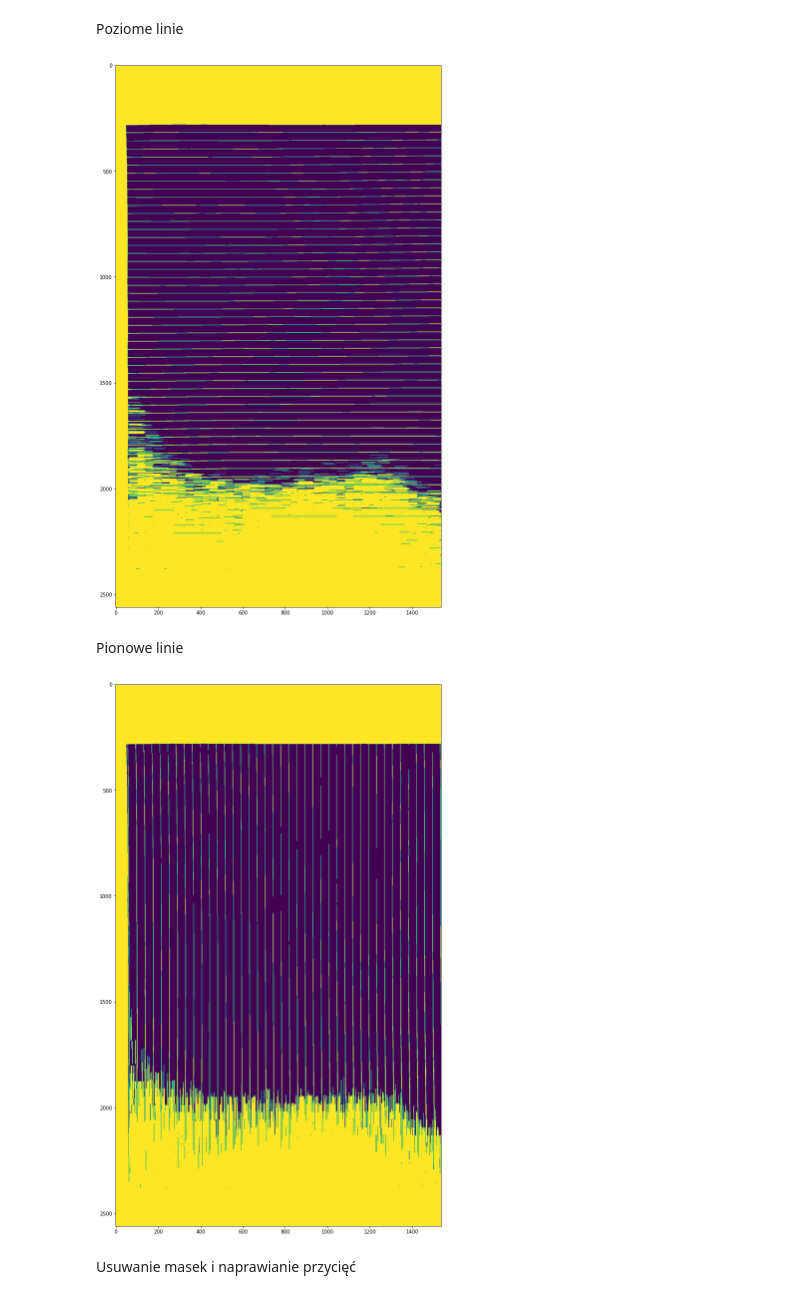
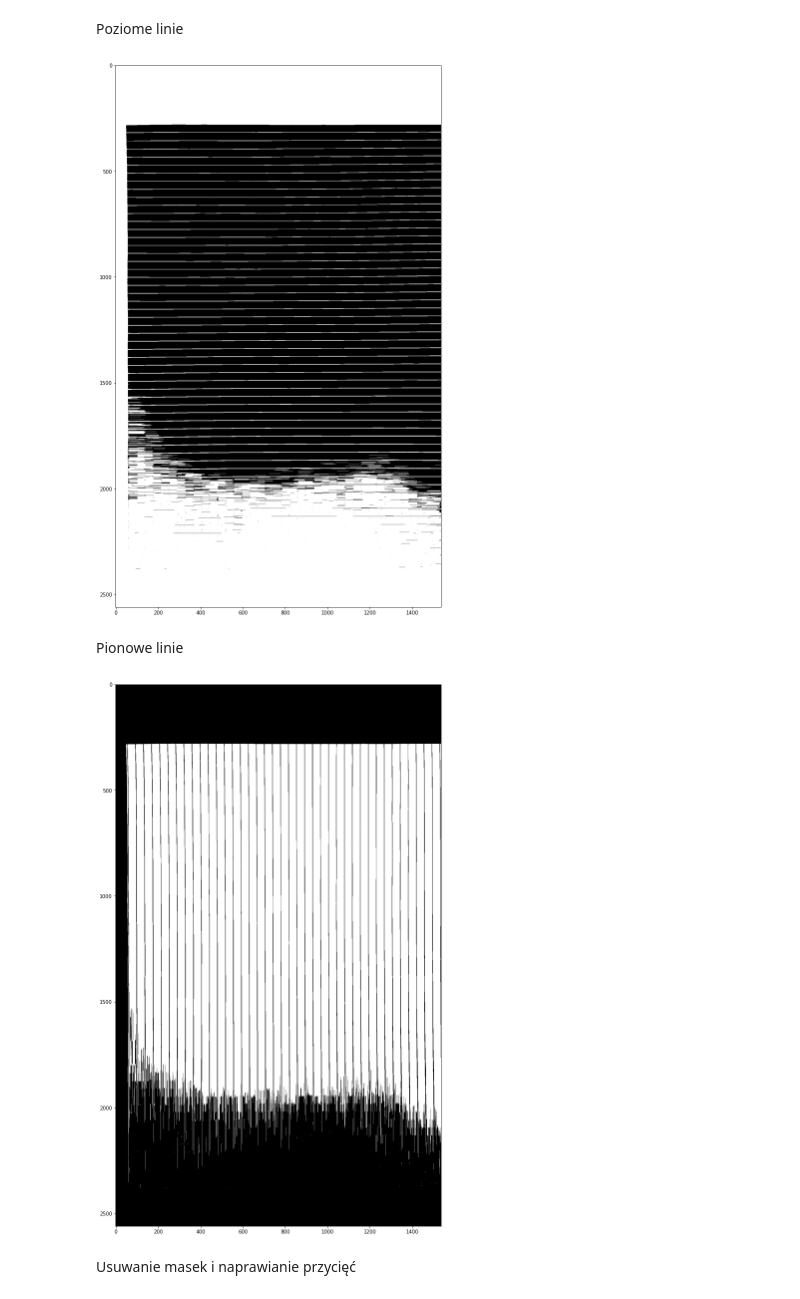
Before and after one commit to PUT-II/Computer-Vision-Project-2, a Jupyter notebook: remove_lines.ipynb, the cells around one changed output. Cells and saved outputs as stored; diff of their text form; code cells hidden in the pictures.

Commit message:
Added digit_detection.ipynb, improved line removal

```diff
--- a/remove_lines.ipynb
+++ b/remove_lines.ipynb
@@ -4,11 +29,11 @@ Wczytywanie obrazka i progowanie
 import cv2
 from matplotlib import pyplot as plt
 
-image = cv2.imread('data_wieloch/img_1.jpg',0)
+image = cv2.imread('data/img_1.jpg', cv2.IMREAD_GRAYSCALE)
 # thresh = cv2.threshold(image, 0, 255, cv2.THRESH_BINARY_INV + cv2.THRESH_OTSU)[1]
-ret, thresh = cv2.threshold(image, 145, 255, cv2.THRESH_BINARY_INV)
+_, thresh = cv2.threshold(image, 145, 255, cv2.THRESH_BINARY_INV)
 # bw = adaptiveThreshold(img, 255, ADAPTIVE_THRESH_MEAN_C, THRESH_BINARY, 15, -2)
-plt.figure(figsize=(20,20))
-plt.imshow(thresh)
+plt.figure(figsize=(20, 20))
+plt.imshow(thresh, cmap='gray')
 plt.show()
 # %% [output]
@@ -19,30 +44,27 @@ Poziome linie
 horizontal_size = int(thresh.shape[1] / 30)
 horizontal_structure = cv2.getStructuringElement(cv2.MORPH_RECT, (horizontal_size, 1))
 horizontal_mask = cv2.morphologyEx(thresh, cv2.MORPH_OPEN, horizontal_structure)
-# horizontal = erode(horizontal, horizontal_structure, (-1, -1))
-# horizontal = dilate(horizontal, horizontal_structure, (-1, -1))
-# horizontal = dilate(horizontal,np.ones((5, 5), np.uint8),iterations=1)
 
-plt.figure(figsize=(20,20))
-plt.imshow(horizontal_mask)
+plt.figure(figsize=(20, 20))
+plt.imshow(horizontal_mask, cmap='gray')
 plt.show()
 # %% [output]
-[figure, old version]
+[figure, new version]
 # %% [markdown]
 Pionowe linie
 # %%
 vertical_size = int(thresh.shape[0] / 30)
-vertical_structure = cv2.getStructuringElement(cv2.MORPH_RECT, (2, vertical_size))
+vertical_structure = cv2.getStructuringElement(cv2.MORPH_RECT, (1, vertical_size))
 vertical_mask = cv2.morphologyEx(thresh, cv2.MORPH_OPEN, vertical_structure)
-# vertical = erode(vertical, vertical_structure, (-1, -1))
-# vertical = dilate(vertical, vertical_structure, (1, -1))
-# vertical = dilate(vertical,np.ones((5, 5), np.uint8),iterations=1)
+
+# Contours are easier to detect on reverted mask
+vertical_mask = cv2.bitwise_not(vertical_mask)
 
 plt.figure(figsize=(20, 20))
-plt.imshow(vertical_mask)
+plt.imshow(vertical_mask, cmap='gray')
 plt.show()
 # %% [output]
-[figure, old version]
+[figure, new version]
 # %% [markdown]
 Usuwanie masek i naprawianie przycięć
 # %%
```
Also changed, not shown: parts of 3 cells of this notebook, 1 other file.
